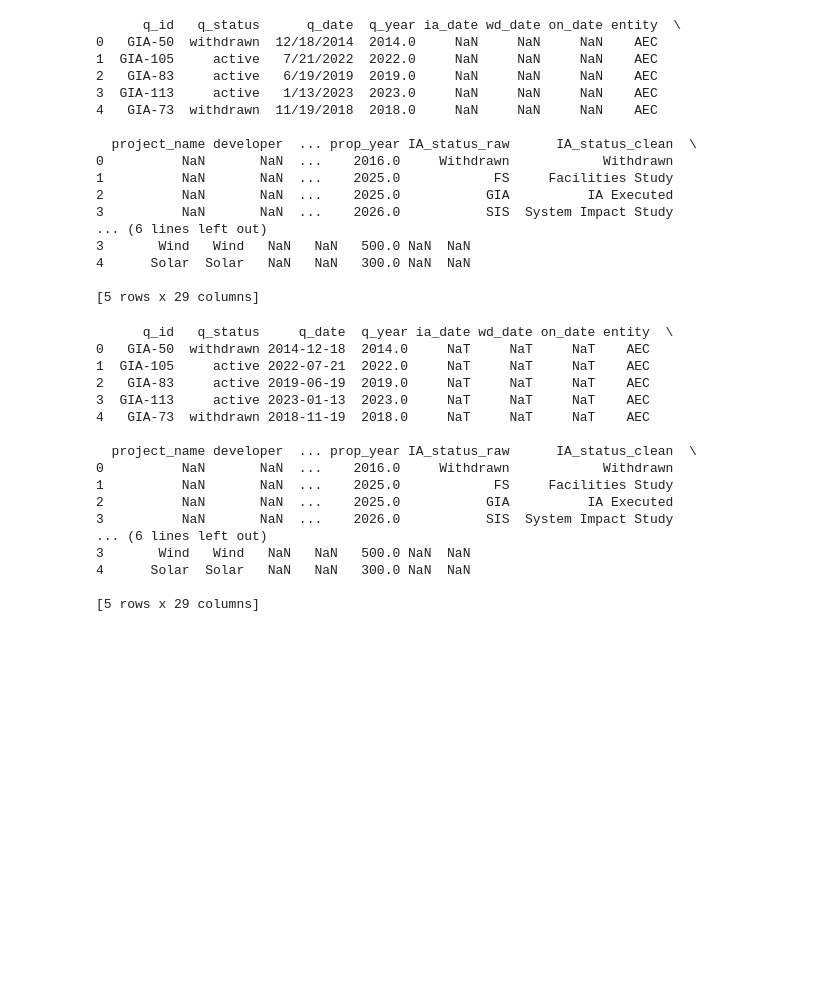
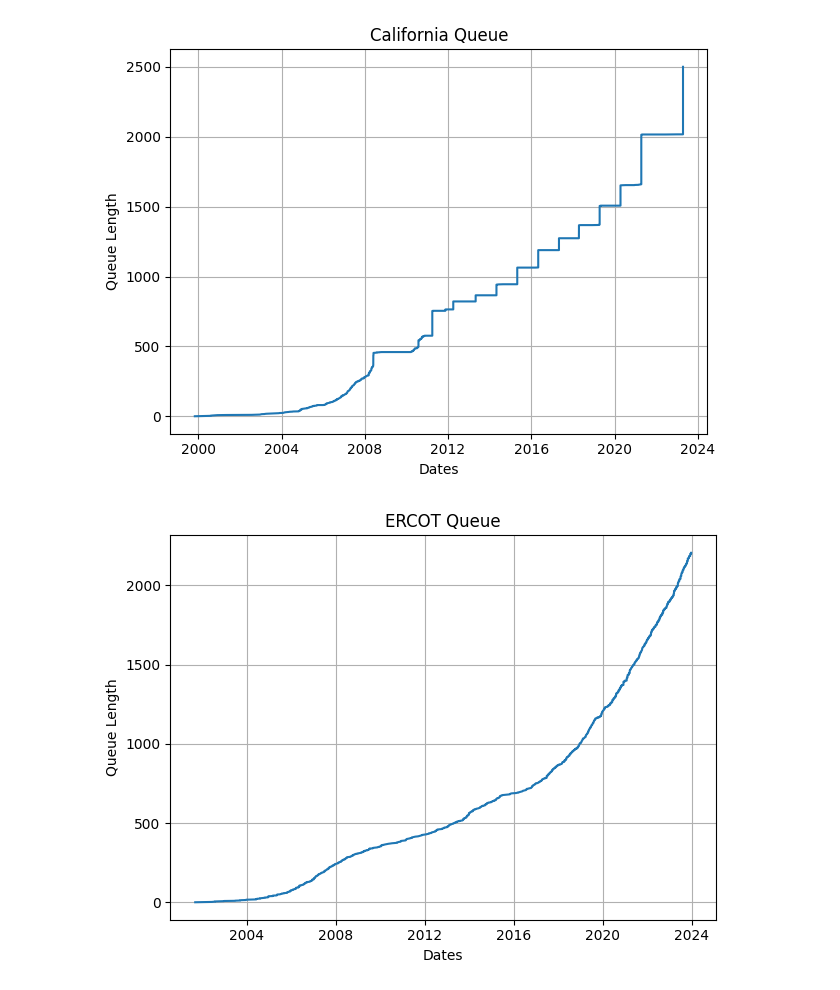
Before and after one commit to clbanjai/Harnessing-Large-Language-Models-for-Energy-Sector-Optimization, a Jupyter notebook: data_collection.ipynb, the cells around one changed output. Drawn from its saved outputs; the diff is of its cells as text; code cells hidden in the pictures; blank space fills up the shorter version.

Commit message:
Include Plots for Queue and initial regression

```diff
--- a/data_collection.ipynb
+++ b/data_collection.ipynb
@@ -5,58 +6,10 @@ import numpy as np
 # %%
 excel_file = pd.ExcelFile("queues_2023_clean_data.xlsx")
 interconnection_data = excel_file.parse("data")
-print(interconnection_data.head())
-# %% [output]
-      q_id   q_status      q_date  q_year ia_date wd_date on_date entity  \
-0   GIA-50  withdrawn  12/18/2014  2014.0     NaN     NaN     NaN    AEC
-1  GIA-105     active   7/21/2022  2022.0     NaN     NaN     NaN    AEC
-2   GIA-83     active   6/19/2019  2019.0     NaN     NaN     NaN    AEC
-3  GIA-113     active   1/13/2023  2023.0     NaN     NaN     NaN    AEC
-4   GIA-73  withdrawn  11/19/2018  2018.0     NaN     NaN     NaN    AEC
-
-  project_name developer  ... prop_year IA_status_raw      IA_status_clean  \
-0          NaN       NaN  ...    2016.0     Withdrawn            Withdrawn
-1          NaN       NaN  ...    2025.0            FS     Facilities Study
-2          NaN       NaN  ...    2025.0           GIA          IA Executed
-3          NaN       NaN  ...    2026.0           SIS  System Impact Study
-... (6 lines left out)
-3       Wind   Wind   NaN   NaN   500.0 NaN  NaN
-4      Solar  Solar   NaN   NaN   300.0 NaN  NaN
-
-[5 rows x 29 columns]
-# %%
-def categorical_change(data,column):
-    """Changes a column into categorical variables"""
-    i=0
-    seen = {}
-    categorical = []
-    for _, row in data.iterrows():
-        item = row[column]
-        if item not in seen:
-            seen[item] = i
-            i+=1
-        categorical.append(seen[item])
-    data[column] = categorical
-
-date_columns = ["q_date","ia_date","wd_date","on_date"]
-for col in date_columns:
-    interconnection_data[col] = pd.to_datetime(interconnection_data[col],errors = "coerce")
-print(interconnection_data.head())
-# %% [output]
-      q_id   q_status     q_date  q_year ia_date wd_date on_date entity  \
-0   GIA-50  withdrawn 2014-12-18  2014.0     NaT     NaT     NaT    AEC
-1  GIA-105     active 2022-07-21  2022.0     NaT     NaT     NaT    AEC
-2   GIA-83     active 2019-06-19  2019.0     NaT     NaT     NaT    AEC
-3  GIA-113     active 2023-01-13  2023.0     NaT     NaT     NaT    AEC
-4   GIA-73  withdrawn 2018-11-19  2018.0     NaT     NaT     NaT    AEC
-
-  project_name developer  ... prop_year IA_status_raw      IA_status_clean  \
-0          NaN       NaN  ...    2016.0     Withdrawn            Withdrawn
-1          NaN       NaN  ...    2025.0            FS     Facilities Study
-2          NaN       NaN  ...    2025.0           GIA          IA Executed
-3          NaN       NaN  ...    2026.0           SIS  System Impact Study
-... (6 lines left out)
-3       Wind   Wind   NaN   NaN   500.0 NaN  NaN
-4      Solar  Solar   NaN   NaN   300.0 NaN  NaN
-
-[5 rows x 29 columns]
+# %%
+interconnection_data.drop(["q_year","prop_year"], axis=1, inplace=True)
+# %%
+
+date_columns = ["q_date","ia_date","wd_date","on_date","prop_date"]
+for col in date_columns:
+    interconnection_data[col] = pd.to_datetime(interconnection_data[col],errors = "coerce")
@@ -62,0 +89,17 @@ print(interconnection_data.head())
+# %%
+import matplotlib.pyplot as plt
+iso_list = {"California":sorted_caiso,"ERCOT":sorted_ercot,"PJM":sorted_pjm,"New England":sorted_iso_ne }
+for name, iso in iso_list.items():
+    queue = queue_length(iso)
+    iso["queue"] = queue
+    dates = iso["q_date"]
+    plt.plot(dates,queue)
+    plt.xlabel("Dates")
+    plt.ylabel("Queue Length")
+    plt.title(f"{name} Queue")
+    plt.grid()
+    plt.tight_layout()
+    plt.show()
+# %% [output]
+[figure, added]
+[figure, added]
```
Also changed, not shown: parts of 6 cells of this notebook.
